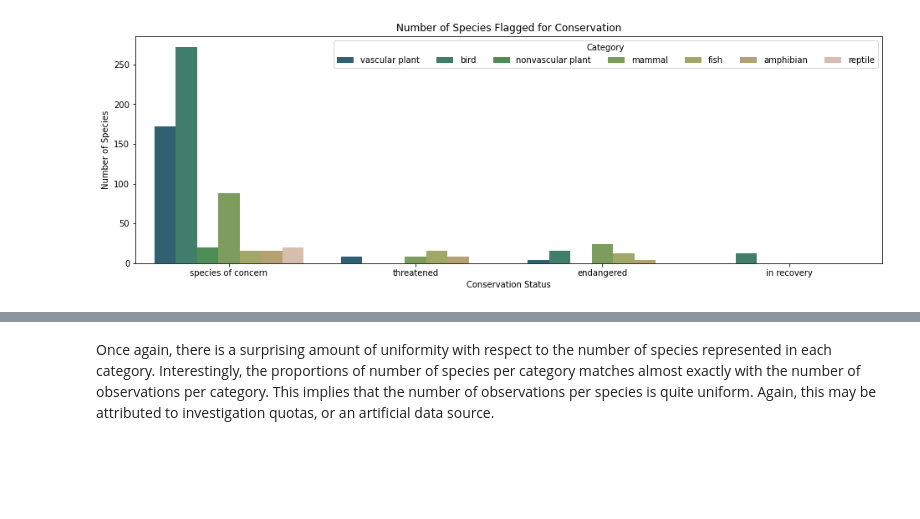
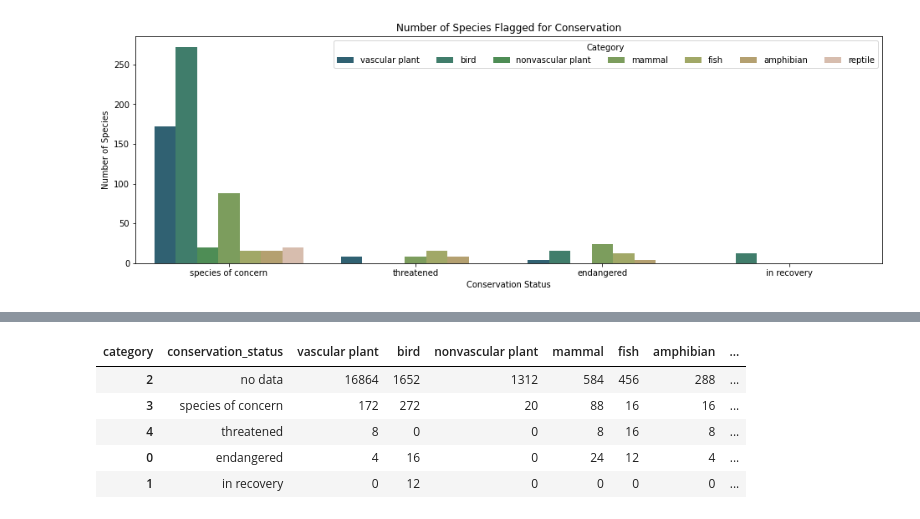
Before and after one commit to leahmfulmer/codecademy-projects, a Jupyter notebook: national-parks-service-biodiversity/lmf-national-parks-service-biodiversity.ipynb, the cells around one changed output, grey strips where cells are left out. Cells and saved outputs as stored; diff of their text form; code cells hidden in the pictures; blank space fills up the shorter version.

```diff
--- a/national-parks-service-biodiversity/lmf-national-parks-service-biodiversity.ipynb
+++ b/national-parks-service-biodiversity/lmf-national-parks-service-biodiversity.ipynb
@@ -526,2 +326,34 @@ pivot_park.head()
-# %% [markdown]
-Once again, there is a surprising amount of uniformity with respect to the number of species represented in each category. Interestingly, the proportions of number of species per category matches almost exactly with the number of observations per category. This implies that the number of observations per species is quite uniform. Again, this may be attributed to investigation quotas, or an artificial data source.
+# %%
+# Silence warnings
+pd.options.mode.chained_assignment = None
+
+# Group by category and count species by conservation status
+conservation_values = combined.groupby("category")\
+    .conservation_status.value_counts()\
+    .rename_axis(['category', 'conservation_status'])\
+    .reset_index(name='counts')
+
+# conservation_values
+# %%
+# Pivot
+pivot_conservation_values = conservation_values.pivot(columns='category', \
+                              index='conservation_status', values='counts').reset_index()
+pivot_conservation_values = pivot_conservation_values.fillna('0')
+
+# Reorder columns
+column_order = ['conservation_status', 'vascular plant', 'bird', 'nonvascular plant', 'mammal', \
+                'fish', 'amphibian', 'reptile']
+pivot_conservation_values = pivot_conservation_values.reindex(column_order, axis=1).reindex([2,3,4,0,1])
+
+# Change dtypes
+pivot_conservation_values = pivot_conservation_values.astype({'amphibian': 'int64', 'bird': 'int64', \
+                                'fish': 'int64', 'mammal': 'int64', 'nonvascular plant': 'int64', \
+                                'reptile': 'int64', 'vascular plant': 'int64'})
+pivot_conservation_values
+# %% [output]
+| category | conservation_status | vascular plant | bird | nonvascular plant | mammal | fish | amphibian | ... |
+| 2 | no data | 16864 | 1652 | 1312 | 584 | 456 | 288 | ... |
+| 3 | species of concern | 172 | 272 | 20 | 88 | 16 | 16 | ... |
+| 4 | threatened | 8 | 0 | 0 | 8 | 16 | 8 | ... |
+| 0 | endangered | 4 | 16 | 0 | 24 | 12 | 4 | ... |
+| 1 | in recovery | 0 | 12 | 0 | 0 | 0 | 0 | ... |
```
Also changed, not shown: parts of 33 cells of this notebook.
